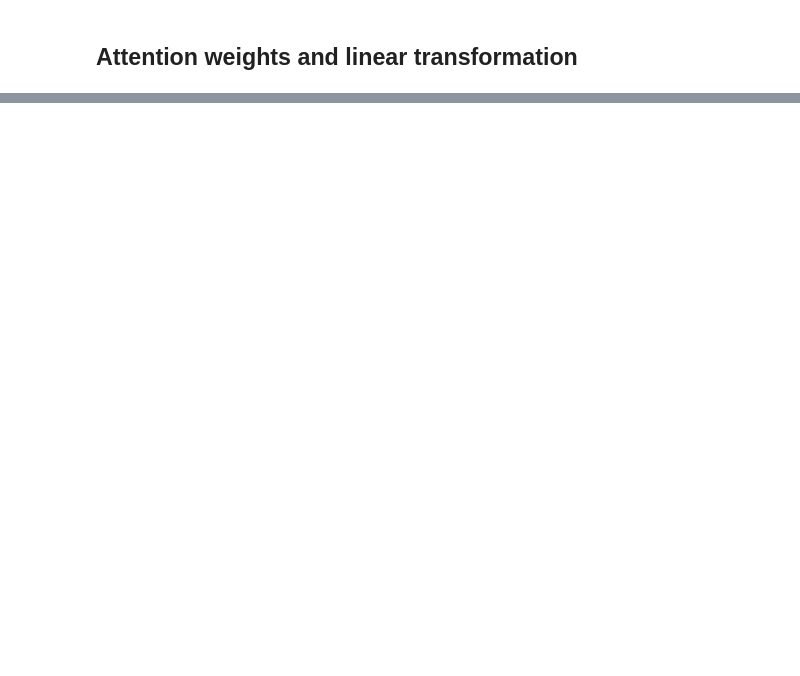
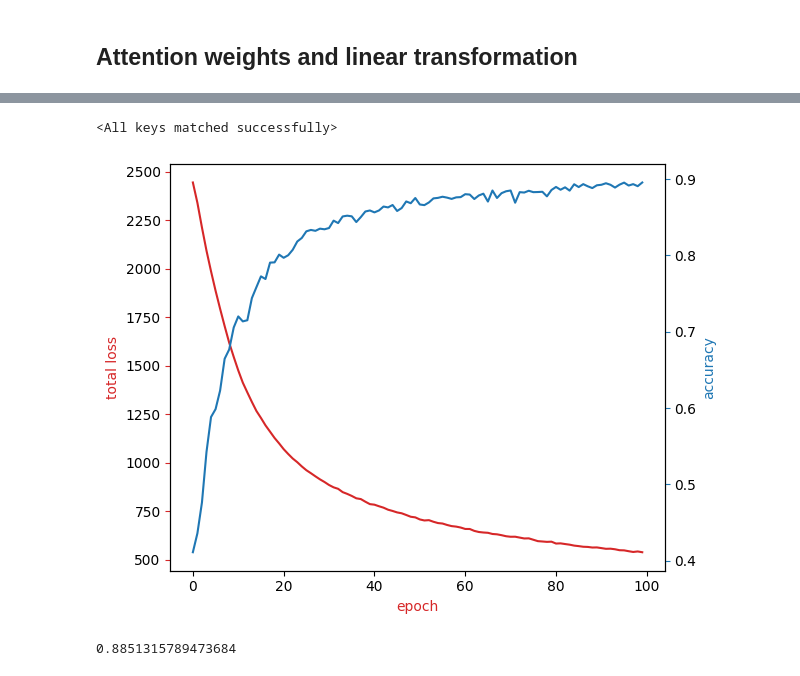
Before and after one commit to vektor8891/llm, a Jupyter notebook: projects/09_transformer/09_transformer.ipynb, the cells around one changed output, grey strips where cells are left out. Saved outputs shown, nothing was run; the diff lists cells and outputs as text; code cells hidden in the pictures; blank space fills up the shorter version.

```diff
--- a/projects/09_transformer/09_transformer.ipynb
+++ b/projects/09_transformer/09_transformer.ipynb
@@ -332,0 +623,17 @@ tensor([[-0.0019, -0.3844, -0.1744],
+# %%
+cum_loss_list=load_list_from_file("loss.pkl")
+acc_epoch=load_list_from_file("acc.pkl")
+# %%
+pretrained_model_path = 'my_model.pth'
+model_ = Net(vocab_size=vocab_size, num_class=4).to(device)
+model_.load_state_dict(torch.load(pretrained_model_path, map_location=torch.device('cpu')))
+# %% [output]
+<All keys matched successfully>
+# %%
+plot(cum_loss_list,acc_epoch)
+# %% [output]
+[figure, added]
+# %%
+evaluate(test_dataloader, model_)
+# %% [output]
+0.8851315789473684
```
Also changed, not shown: parts of 35 cells of this notebook.
